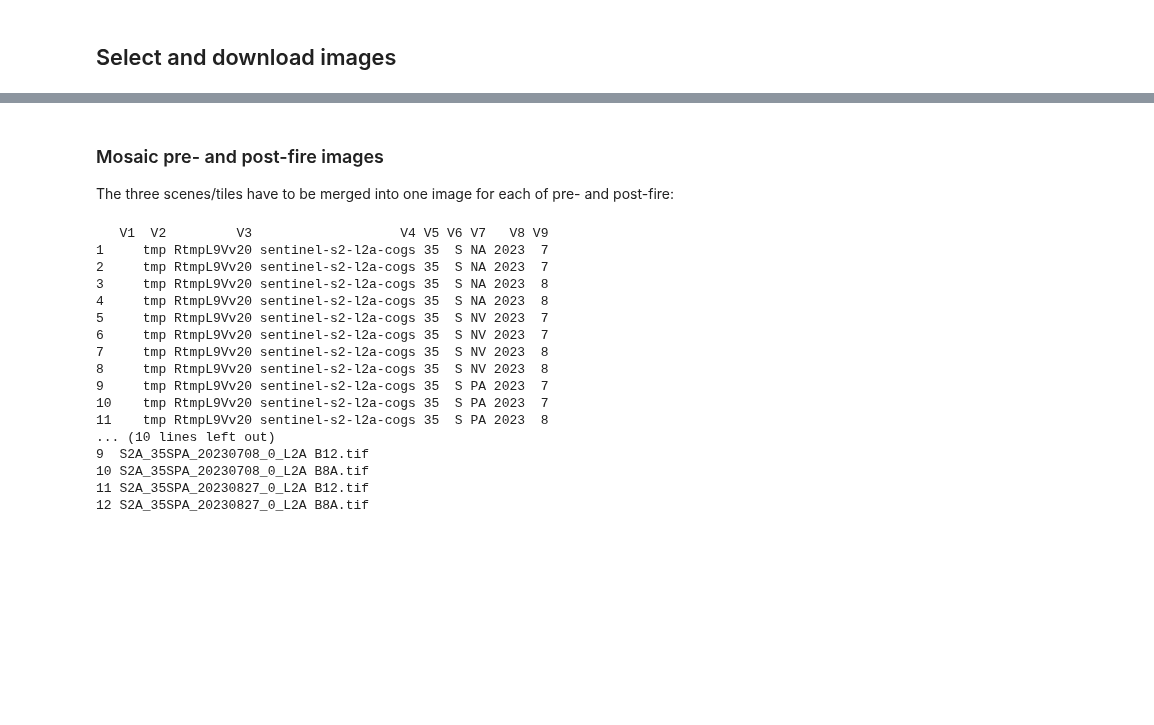
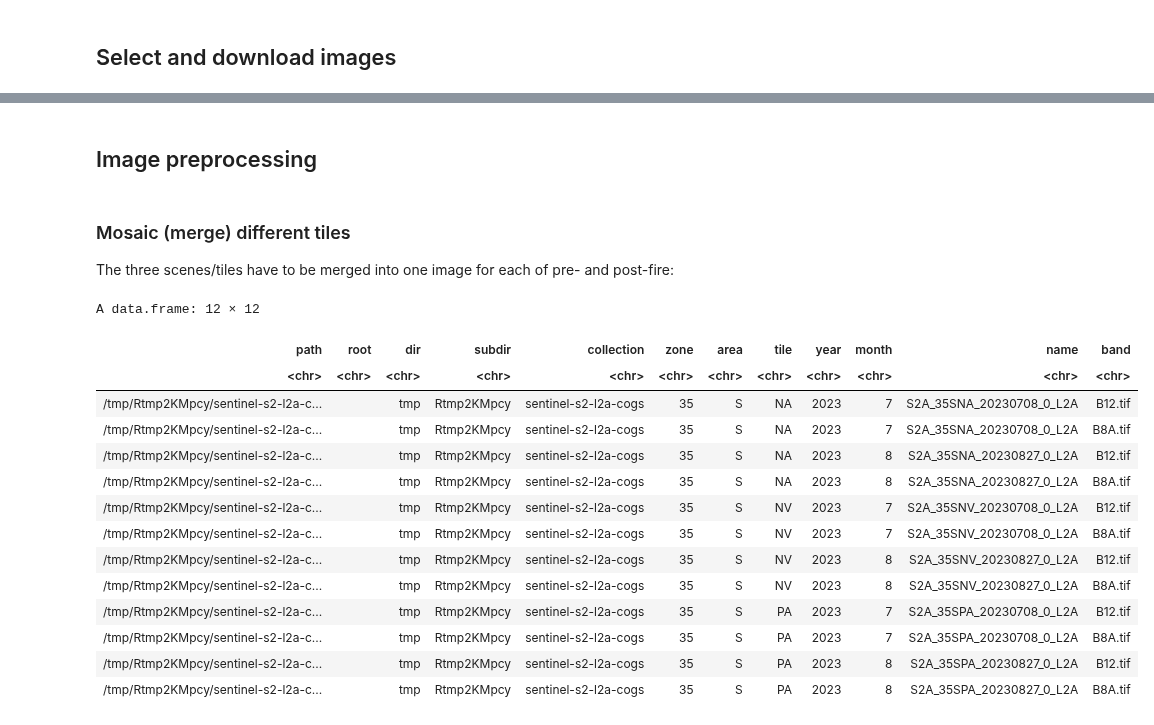
Before and after one commit to LTER-LIFE/vl-geospatial-toolbox, a Jupyter notebook: rhodes.ipynb, the cells around one changed output, grey strips where cells are left out. Saved outputs shown, nothing was run; the diff lists cells and outputs as text; code cells hidden in the pictures; blank space fills up the shorter version.

```diff
--- a/rhodes.ipynb
+++ b/rhodes.ipynb
@@ -328,3 +314,5 @@ items_as_tibble(dl_files_post)
 # %%
-print(list.files(path = param_dir_out, pattern = "*.tif", full.names = TRUE, recursive = TRUE))
+# Check all downloaded files
+dl_files <- list.files(path = param_dir_out, pattern = "*.tif", full.names = TRUE, recursive = TRUE)
+dl_files
 # %% [output]
@@ -343,40 +331,29 @@ print(list.files(path = param_dir_out, pattern = "*.tif", full.names = TRUE, rec
+# %% [markdown]
+## Image preprocessing
 # %% [markdown]
-### Mosaic pre- and post-fire images
+### Mosaic (merge) different tiles
 
 The three scenes/tiles have to be merged into one image for each of pre- and post-fire:
 # %%
-## Group images according to date
-group <- lapply(strsplit(dl_files, split = "/"),
-                FUN = function(x) x[9]) |>
-            unlist() |>
-            as.factor()
-
-## Group images according to tile
-tile <- lapply(strsplit(dl_files, split = "/"),
-               FUN = function(x) x[7]) |>
-            unlist() |>
-            as.factor()
-
+## Build table with all properties
 dl_files_sep <- strsplit(dl_files, split = "/")
-dl_files_df <- as.data.frame(do.call(rbind, lapply(dl_files_sep, rbind)))
-names(dl_files_df) <- c("root", "base", "sub", "collection", "zone", "area", "tile", "year", "month")
-print(dl_files_df)
+dl_files_df <- cbind(dl_files, as.data.frame(do.call(rbind, lapply(dl_files_sep, rbind))))
+names(dl_files_df) <- c("path", "root", "dir", "subdir", "collection", "zone", "area", "tile", "year", "month", "name", "band")
+dl_files_df
 # %% [output]
-   V1  V2         V3                   V4 V5 V6 V7   V8 V9
-1     tmp RtmpL9Vv20 sentinel-s2-l2a-cogs 35  S NA 2023  7
-2     tmp RtmpL9Vv20 sentinel-s2-l2a-cogs 35  S NA 2023  7
-3     tmp RtmpL9Vv20 sentinel-s2-l2a-cogs 35  S NA 2023  8
-4     tmp RtmpL9Vv20 sentinel-s2-l2a-cogs 35  S NA 2023  8
-5     tmp RtmpL9Vv20 sentinel-s2-l2a-cogs 35  S NV 2023  7
-6     tmp RtmpL9Vv20 sentinel-s2-l2a-cogs 35  S NV 2023  7
-7     tmp RtmpL9Vv20 sentinel-s2-l2a-cogs 35  S NV 2023  8
-8     tmp RtmpL9Vv20 sentinel-s2-l2a-cogs 35  S NV 2023  8
-9     tmp RtmpL9Vv20 sentinel-s2-l2a-cogs 35  S PA 2023  7
-10    tmp RtmpL9Vv20 sentinel-s2-l2a-cogs 35  S PA 2023  7
-11    tmp RtmpL9Vv20 sentinel-s2-l2a-cogs 35  S PA 2023  8
-... (10 lines left out)
-9  S2A_35SPA_20230708_0_L2A B12.tif
-10 S2A_35SPA_20230708_0_L2A B8A.tif
-11 S2A_35SPA_20230827_0_L2A B12.tif
-12 S2A_35SPA_20230827_0_L2A B8A.tif
+A data.frame: 12 × 12
+| path | root | dir | subdir | collection | zone | area | tile | year | month | name | band |
+| <chr> | <chr> | <chr> | <chr> | <chr> | <chr> | <chr> | <chr> | <chr> | <chr> | <chr> | <chr> |
+| /tmp/Rtmp2KMpcy/sentinel-s2-l2a-c... |  | tmp | Rtmp2KMpcy | sentinel-s2-l2a-cogs | 35 | S | NA | 2023 | 7 | S2A_35SNA_20230708_0_L2A | B12.tif |
+| /tmp/Rtmp2KMpcy/sentinel-s2-l2a-c... |  | tmp | Rtmp2KMpcy | sentinel-s2-l2a-cogs | 35 | S | NA | 2023 | 7 | S2A_35SNA_20230708_0_L2A | B8A.tif |
+| /tmp/Rtmp2KMpcy/sentinel-s2-l2a-c... |  | tmp | Rtmp2KMpcy | sentinel-s2-l2a-cogs | 35 | S | NA | 2023 | 8 | S2A_35SNA_20230827_0_L2A | B12.tif |
+| /tmp/Rtmp2KMpcy/sentinel-s2-l2a-c... |  | tmp | Rtmp2KMpcy | sentinel-s2-l2a-cogs | 35 | S | NA | 2023 | 8 | S2A_35SNA_20230827_0_L2A | B8A.tif |
+| /tmp/Rtmp2KMpcy/sentinel-s2-l2a-c... |  | tmp | Rtmp2KMpcy | sentinel-s2-l2a-cogs | 35 | S | NV | 2023 | 7 | S2A_35SNV_20230708_0_L2A | B12.tif |
+| /tmp/Rtmp2KMpcy/sentinel-s2-l2a-c... |  | tmp | Rtmp2KMpcy | sentinel-s2-l2a-cogs | 35 | S | NV | 2023 | 7 | S2A_35SNV_20230708_0_L2A | B8A.tif |
+| /tmp/Rtmp2KMpcy/sentinel-s2-l2a-c... |  | tmp | Rtmp2KMpcy | sentinel-s2-l2a-cogs | 35 | S | NV | 2023 | 8 | S2A_35SNV_20230827_0_L2A | B12.tif |
+| /tmp/Rtmp2KMpcy/sentinel-s2-l2a-c... |  | tmp | Rtmp2KMpcy | sentinel-s2-l2a-cogs | 35 | S | NV | 2023 | 8 | S2A_35SNV_20230827_0_L2A | B8A.tif |
+| /tmp/Rtmp2KMpcy/sentinel-s2-l2a-c... |  | tmp | Rtmp2KMpcy | sentinel-s2-l2a-cogs | 35 | S | PA | 2023 | 7 | S2A_35SPA_20230708_0_L2A | B12.tif |
+| /tmp/Rtmp2KMpcy/sentinel-s2-l2a-c... |  | tmp | Rtmp2KMpcy | sentinel-s2-l2a-cogs | 35 | S | PA | 2023 | 7 | S2A_35SPA_20230708_0_L2A | B8A.tif |
+| /tmp/Rtmp2KMpcy/sentinel-s2-l2a-c... |  | tmp | Rtmp2KMpcy | sentinel-s2-l2a-cogs | 35 | S | PA | 2023 | 8 | S2A_35SPA_20230827_0_L2A | B12.tif |
+| /tmp/Rtmp2KMpcy/sentinel-s2-l2a-c... |  | tmp | Rtmp2KMpcy | sentinel-s2-l2a-cogs | 35 | S | PA | 2023 | 8 | S2A_35SPA_20230827_0_L2A | B8A.tif |
 # %%
```
Also changed, not shown: parts of 21 cells of this notebook.
